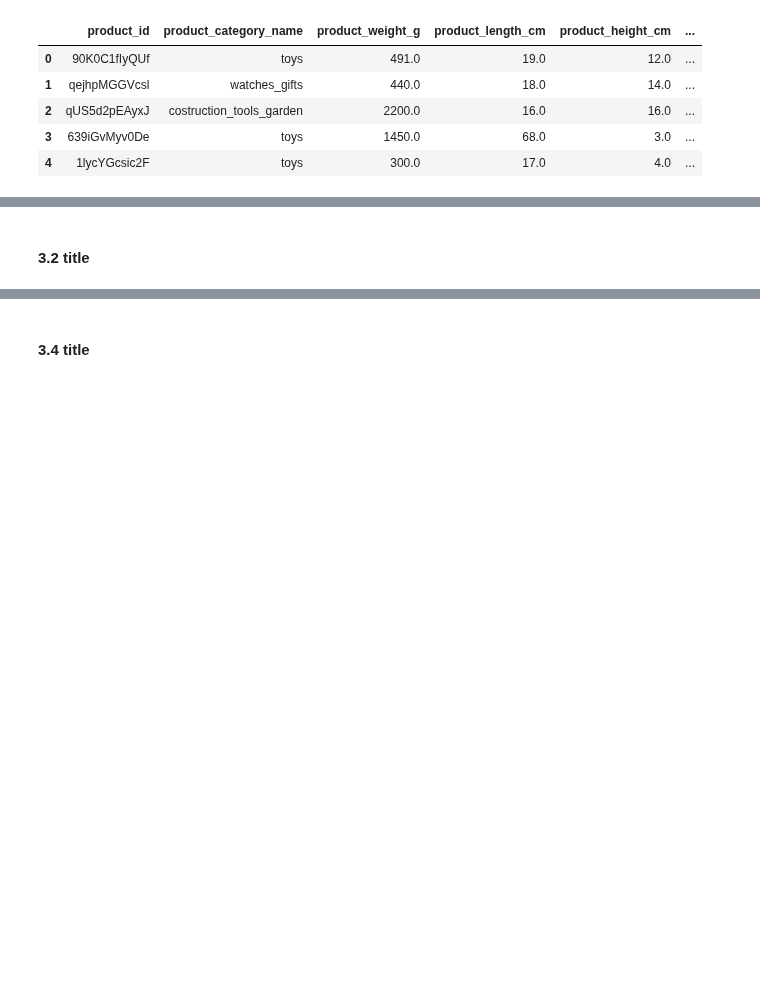
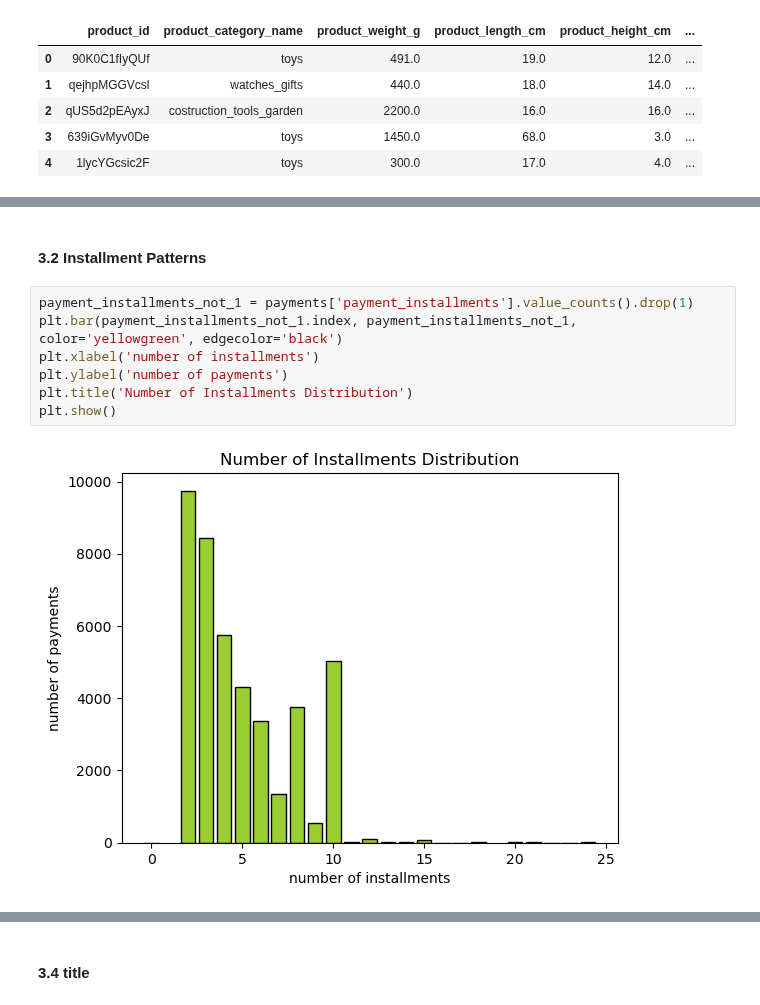
Before and after one commit to JatinY459/ecommerce-data-analysis, a Jupyter notebook: notebooks/05_EDA_payments_shipping.ipynb, the cells around one changed output, grey strips where cells are left out. Saved outputs shown, nothing was run; the diff lists cells and outputs as text; blank space fills up the shorter version.

Commit message:
added installment patterns analysis

```diff
--- a/notebooks/05_EDA_payments_shipping.ipynb
+++ b/notebooks/05_EDA_payments_shipping.ipynb
@@ -117,2 +142,11 @@ products.head()
 # %% [markdown]
-#### **3.2 title** <a id="topic-3-2"></a>
+#### **3.2 Installment Patterns** <a id="topic-3-2"></a>
+# %%
+payment_installments_not_1 = payments['payment_installments'].value_counts().drop(1)
+plt.bar(payment_installments_not_1.index, payment_installments_not_1, color='yellowgreen', edgecolor='black')
+plt.xlabel('number of installments')
+plt.ylabel('number of payments')
+plt.title('Number of Installments Distribution')
+plt.show()
+# %% [output]
+[figure, added]
```
Also changed, not shown: parts of 12 cells of this notebook.
